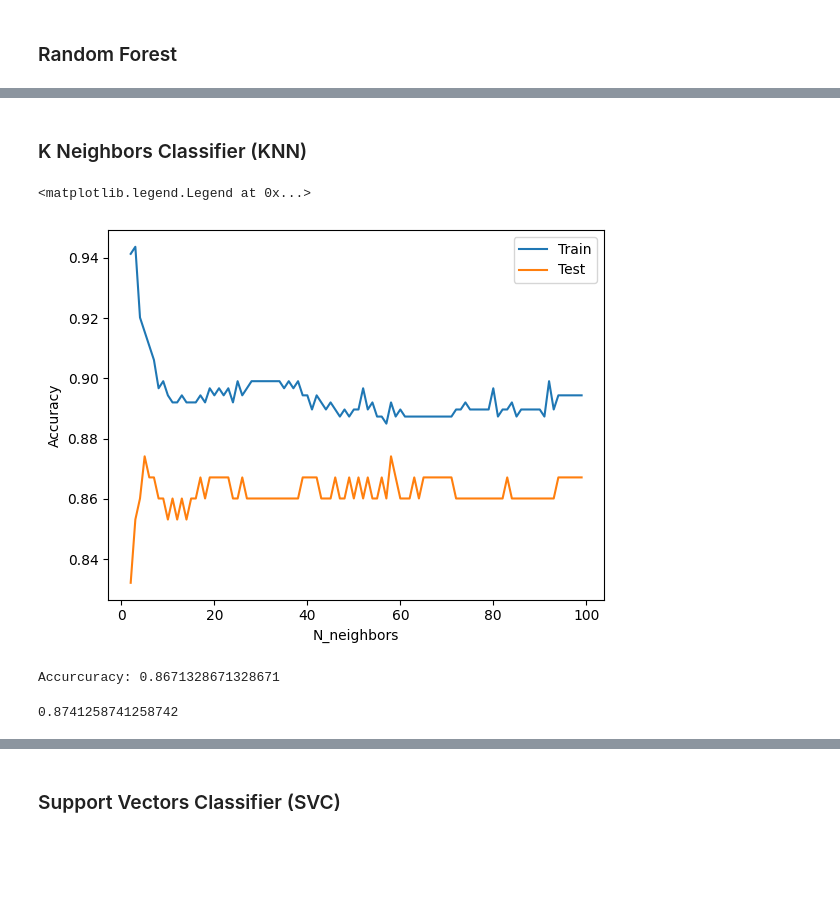
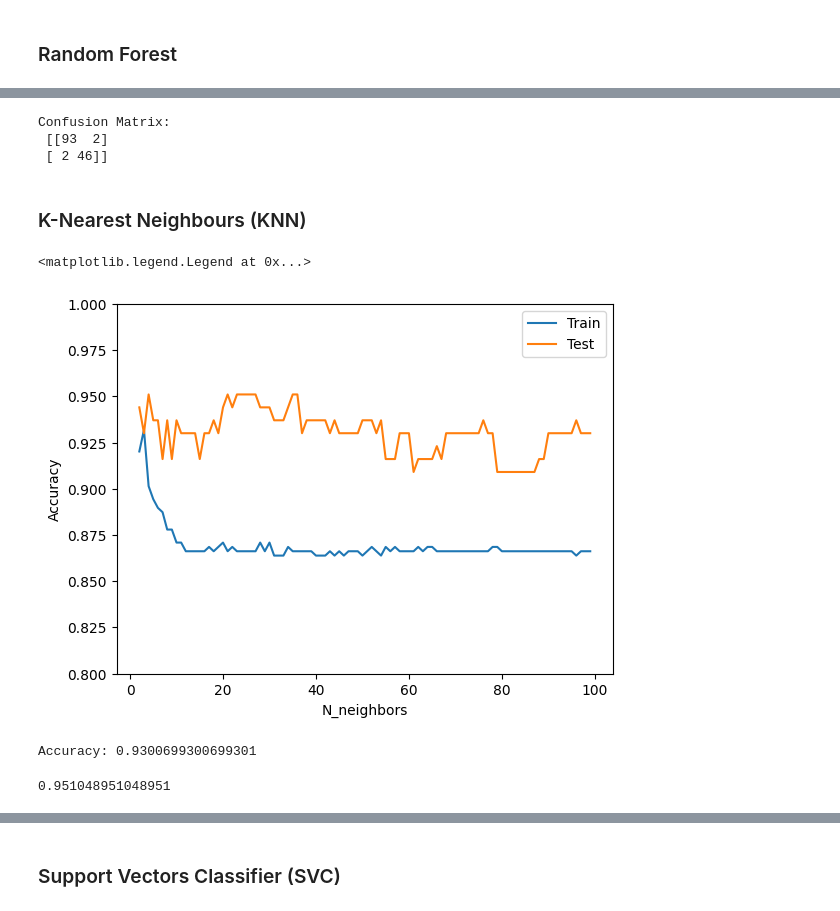
Before and after one commit to LeonardoMicheluz/progettoHealth, a Jupyter notebook: index_Micheluz.ipynb, the cells around one changed output, grey strips where cells are left out. Cells and saved outputs as stored; diff of their text form; code cells hidden in the pictures; blank space fills up the shorter version.

```diff
--- a/index_Micheluz.ipynb
+++ b/index_Micheluz.ipynb
@@ -23,3 +23,6 @@ from sklearn.calibration import CalibratedClassifierCV
 # To suppress warnings
 import warnings
 warnings.filterwarnings('ignore')
+
+# To reproduce outputs
+rs = 44 # random state
@@ -464,5 +448,13 @@ Accuracy: 0.951048951048951
+# %%
+# Confusion Matrix
+conf_matrix_rf = confusion_matrix(y_test, predictions_rf)
+print("Confusion Matrix:\n", conf_matrix_rf)
+# %% [output]
+Confusion Matrix:
+ [[93  2]
+ [ 2 46]]
 # %% [markdown]
-### K Neighbors Classifier (KNN)
+### K-Nearest Neighbours (KNN)
 # %%
 knn_train_accuracy = []
 knn_test_accuracy = []
@@ -478,21 +470,22 @@ for n_neighbors in range(2, 100):
 # %%
 plt.plot(range(2, 100), knn_train_accuracy, label="Train")
 plt.plot(range(2, 100), knn_test_accuracy, label="Test")
 plt.xlabel("N_neighbors")
 plt.ylabel("Accuracy")
+plt.ylim(0.8, 1)
 plt.legend()
 # %% [output]
 <matplotlib.legend.Legend at 0x...>
-[figure, old version]
+[figure, new version]
 # %%
 knn_accuracy = sum(knn_predictions == y_test) / len(y_test)
-print(f"Accurcuracy: {knn_accuracy}")
+print(f"Accuracy: {knn_accuracy}")
 # %% [output]
-Accurcuracy: 0.8671328671328671
+Accuracy: 0.9300699300699301
 # %%
-knn_1= KNeighborsClassifier(58) # k=58
-knn_1.fit(X_train,y_train)
+knn_1= KNeighborsClassifier(21) # k = 21
+knn_1.fit(X_train, y_train)
 pred1=knn_1.predict(X_test)
 print(knn_1.score(X_test, y_test))
 # %% [output]
-0.8741258741258742
+0.951048951048951
```
Also changed, not shown: parts of 47 cells of this notebook.
